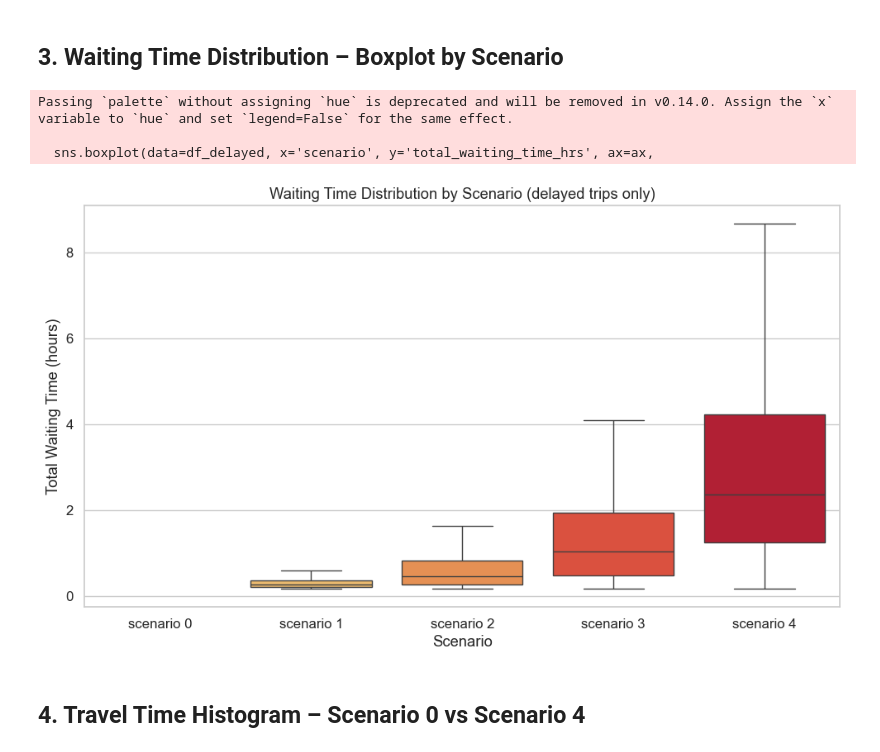
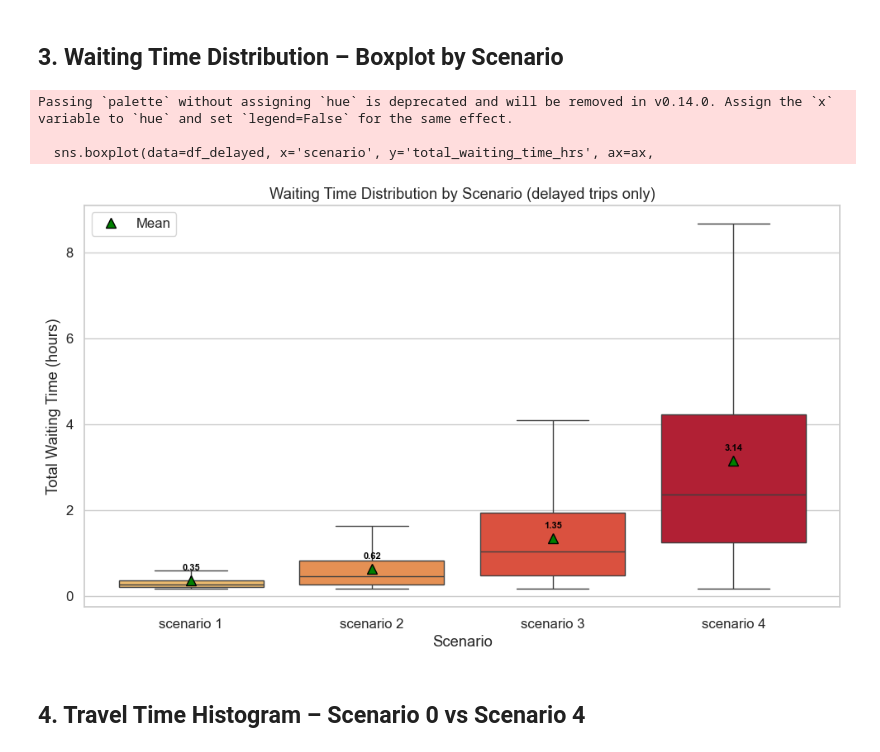
Before and after one commit to taufik-my/ASIM_Team14, a Jupyter notebook: EPA133a-G14-A3/notebook/experiment_analysis.ipynb, the cells around one changed output. Drawn from its saved outputs; the diff is of its cells as text; code cells hidden in the pictures.

```diff
--- a/EPA133a-G14-A3/notebook/experiment_analysis.ipynb
+++ b/EPA133a-G14-A3/notebook/experiment_analysis.ipynb
@@ -63,7 +63,19 @@ scenario 4  245440            370.4              306.0           280.0
 fig, ax = plt.subplots(figsize=(10, 6))
 sns.boxplot(data=df_all, x='scenario', y='travel_time_hrs', ax=ax,
             order=[f'scenario {i}' for i in range(5)],
-            palette='YlOrRd', showfliers=False)
+            palette='YlOrRd', showfliers=False, showmeans=True,
+            meanprops=dict(marker='^', markerfacecolor='green', markeredgecolor='black', markersize=8))
+
+# Add mean value labels
+scenario_order = [f'scenario {i}' for i in range(5)]
+means = df_all.groupby('scenario')['travel_time_hrs'].mean().reindex(scenario_order)
+for j, val in enumerate(means):
+    ax.text(j, val + 0.3, f'{val:.2f}', ha='center', va='bottom', fontsize=8, fontweight='bold', color='black')
+
+# Legend for mean marker
+ax.plot([], [], marker='^', color='green', markeredgecolor='black', markersize=8, linestyle='None', label='Mean')
+ax.legend(loc='upper left')
+
 ax.set_xlabel('Scenario')
 ax.set_ylabel('Travel Time (hours)')
 ax.set_title('Travel Time Distribution by Scenario')
@@ -80,22 +92,34 @@ Passing `palette` without assigning `hue` is deprecated and will be removed in v
 # %%
 # Only include trips that experienced delay
 df_delayed = df_all[df_all['total_waiting_time'] > 0].copy()
 
 fig, ax = plt.subplots(figsize=(10, 6))
 sns.boxplot(data=df_delayed, x='scenario', y='total_waiting_time_hrs', ax=ax,
             order=[f'scenario {i}' for i in range(5)],
-            palette='YlOrRd', showfliers=False)
+            palette='YlOrRd', showfliers=False, showmeans=True,
+            meanprops=dict(marker='^', markerfacecolor='green', markeredgecolor='black', markersize=8))
+
+# Add mean value labels
+scenario_order = [f'scenario {i}' for i in range(5)]
+means = df_delayed.groupby('scenario')['total_waiting_time_hrs'].mean().reindex(scenario_order)
+for j, val in enumerate(means):
+    if pd.notna(val):
+        ax.text(j, val + 0.2, f'{val:.2f}', ha='center', va='bottom', fontsize=8, fontweight='bold', color='black')
+
+ax.plot([], [], marker='^', color='green', markeredgecolor='black', markersize=8, linestyle='None', label='Mean')
+ax.legend(loc='upper left')
+
 ax.set_xlabel('Scenario')
 ax.set_ylabel('Total Waiting Time (hours)')
 ax.set_title('Waiting Time Distribution by Scenario (delayed trips only)')
 plt.tight_layout()
 plt.savefig(os.path.join(IMG_DIR, 'boxplot_waiting_time.png'), dpi=150)
 plt.show()
 # %% [output]
 Passing `palette` without assigning `hue` is deprecated and will be removed in v0.14.0. Assign the `x` variable to `hue` and set `legend=False` for the same effect.
 
   sns.boxplot(data=df_delayed, x='scenario', y='total_waiting_time_hrs', ax=ax,
-[figure, old version]
+[figure, new version]
 # %% [markdown]
 ## 4. Travel Time Histogram – Scenario 0 vs Scenario 4
 # %%
```
Also changed, not shown: parts of 11 cells of this notebook, 15 other files.
